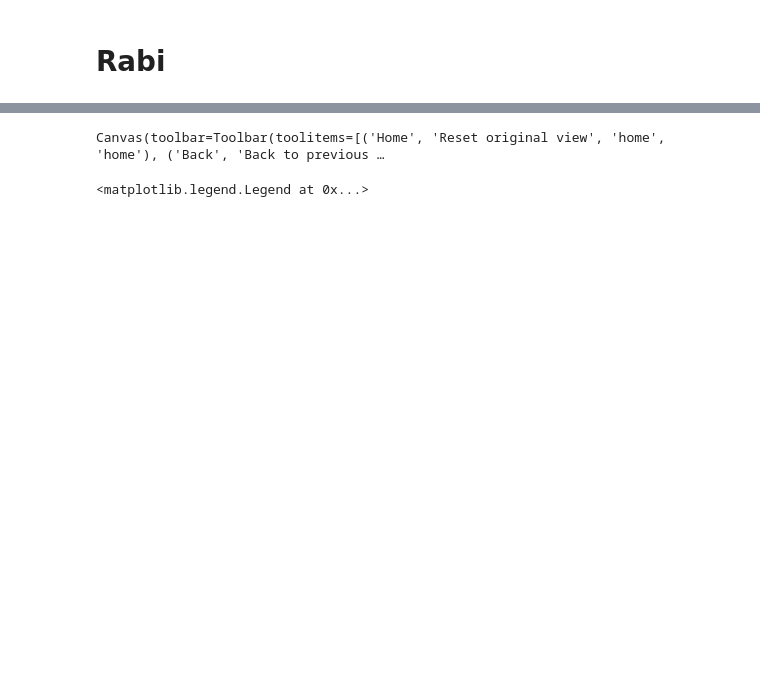
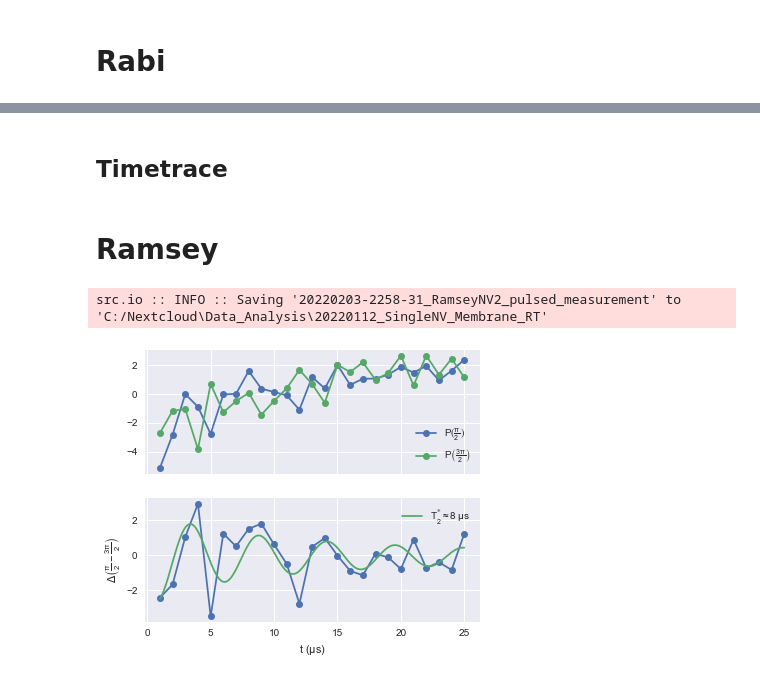
Before and after one commit to dineshpinto/qudi-hira-analysis, a Jupyter notebook: notebooks/20220112_SingleNV_Membrane_RT.ipynb, the cells around one changed output, grey strips where cells are left out. Drawn from its saved outputs; the diff is of its cells as text; code cells hidden in the pictures; blank space fills up the shorter version.

```diff
--- a/notebooks/20220112_SingleNV_Membrane_RT.ipynb
+++ b/notebooks/20220112_SingleNV_Membrane_RT.ipynb
@@ -24,0 +142,20 @@ src.io :: INFO :: Figure folderpath is C:/Nextcloud\Data_Analysis\20220112_Singl
+# %%
+%matplotlib widget
+
+to_plot = ["20220131-1236-00_upper_right_label_confocal_xy_image_1" , "20220113-1011-19__confocal_xy_image_1", "20220131-1249-56_upper_left_label_confocal_xy_image_1"]
+
+for filepath, filename in zip(confocal_filepaths, confocal_filenames):
+    for f in to_plot:
+        if f in filename:
+            params = sio.read_qudi_parameters(filepath)
+            data = np.genfromtxt(filepath, dtype=None, delimiter='\t')
+
+            extent = np.array([params['X image min (m)'], params['X image max (m)'], params['Y image min'], params['Y image max']]) * 1e6
+            fig, ax = plt.subplots()
+            img = ax.imshow(data/1e3, cmap=sns.color_palette("mako", as_cmap=True), vmin=1, vmax=80, origin="lower", extent=extent)
+            cbar = fig.colorbar(img, ax=ax)
+            cbar.set_label("Fluorescence (kc/s)")
+            ax.set_xlabel("X (μm)")
+            ax.set_ylabel("Y (μm)")
+            ax.grid(False)
+            sio.save_figures(filename, folder=FIGURE_FOLDERPATH)
@@ -102,21 +338,29 @@ print(result.params["frequency"].value)
+# %% [markdown]
+## Timetrace
 # %%
 %matplotlib widget
 
-fig, ax = plt.subplots()
+fig, ax = plt.subplots(figsize=(6, 4))
 
 timetrace1 = rabi["20220208-1950-35"]["raw_timetrace"]["data"][1]
 timetrace2 = rabi["20220208-1950-35"]["raw_timetrace"]["data"][0]
 
-ax.plot(timetrace1, linewidth=0.2, label=r"State $|0\rangle$")
-ax.plot(timetrace2, linewidth=0.2, label=r"State $|1\rangle$")
-ax.plot(timetrace1 - timetrace2, linewidth=0.2, label=r"Signal ($|0\rangle - |1\rangle$)")
+linewidth = 0.8
+ax.plot(timetrace1, linewidth=linewidth, label=r"$N_{|0\rangle}$")
+ax.plot(timetrace2, linewidth=linewidth, label=r"$N_{|1\rangle}$")
+ax.plot(timetrace1 - timetrace2, linewidth=linewidth, label=r"Signal ($N_{|0\rangle} - N_{|1\rangle}$)")
 
-ax.axvspan(160, 180+200, alpha=0.3, color="C7", linewidth=0)
+integration_start = 170
+integration_width = 200
+ax.axvspan(integration_start, integration_start+integration_width, alpha=0.3, color="C3", linewidth=0, label="Integration window")
 ax.set_xlabel("Time (ns)")
-ax.set_ylabel("Photons")
+ax.set_ylabel("Counts (a.u.)")
+ax.axes.yaxis.set_ticklabels([])
 
 ax.legend()
-# sio.save_figures("state_timetrace", FIGURE_FOLDERPATH)
+fig.tight_layout()
+sio.save_figures("state_timetrace", FIGURE_FOLDERPATH)
-# %% [output]
-Canvas(toolbar=Toolbar(toolitems=[('Home', 'Reset original view', 'home', 'home'), ('Back', 'Back to previous …
-<matplotlib.legend.Legend at 0x...>
+# %% [markdown]
+# Ramsey
+# %%
+ramsey = sio.read_pulsed_measurement_data(DATA_FOLDERPATH, measurement_str="Ramsey")
@@ -122,0 +369,25 @@ Canvas(toolbar=Toolbar(toolitems=[('Home', 'Reset original view', 'home', 'home'
+# %%
+key = "20220203-2258-31"
+
+fig, (ax, ax1) = plt.subplots(nrows=2, sharex=True, figsize=(6, 5))
+df = ramsey[key]["pulsed_measurement"]["data"]
+
+x, y, y1 = df["Controlled variable(s)"] * 1e6, df["Signal"], df["Signal2"]
+
+ax.plot(x, y, "o-", label=r"$P\left(\frac{\pi}{2}\right)$")
+ax.plot(x, y1, "o-", label=r"$P\left(\frac{3\pi}{2}\right)$")
+ax.legend()
+
+delta = y - y1
+ax1.plot(x, delta, "o-")
+
+fit_x, fit_y, result = qft.perform_fit(x, delta, "sinestretchedexponentialdecay")
+ax1.plot(fit_x, fit_y, "-", label=r"$T_2^∗ \approx $" + f"{int(result.params['lifetime'].value)} μs")
+ax1.legend()
+ax1.set_ylabel(r"$\Delta \left(\frac{\pi}{2} - \frac{3\pi}{2}\right)$")
+ax1.set_xlabel(r"$t$ ($\mu$s)")
+
+sio.save_figures(ramsey[key]["pulsed_measurement"]["filename"], FIGURE_FOLDERPATH)
+# %% [output]
+src.io :: INFO :: Saving '20220203-2258-31_RamseyNV2_pulsed_measurement' to 'C:/Nextcloud\Data_Analysis\20220112_SingleNV_Membrane_RT'
+[figure, added]
```
Also changed, not shown: parts of 37 cells of this notebook, 6 other files.
